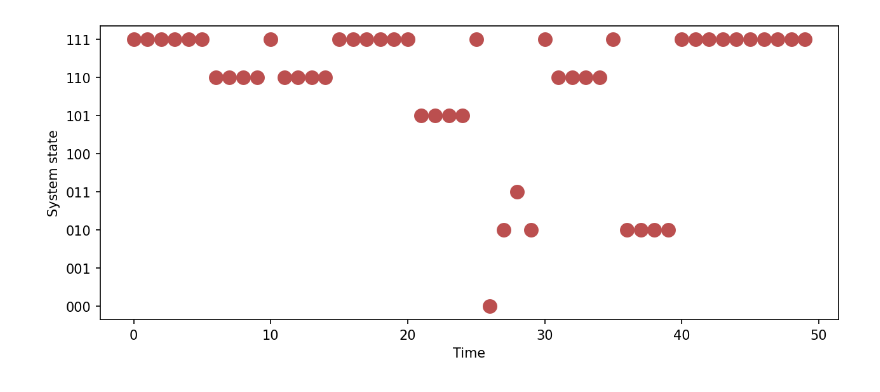
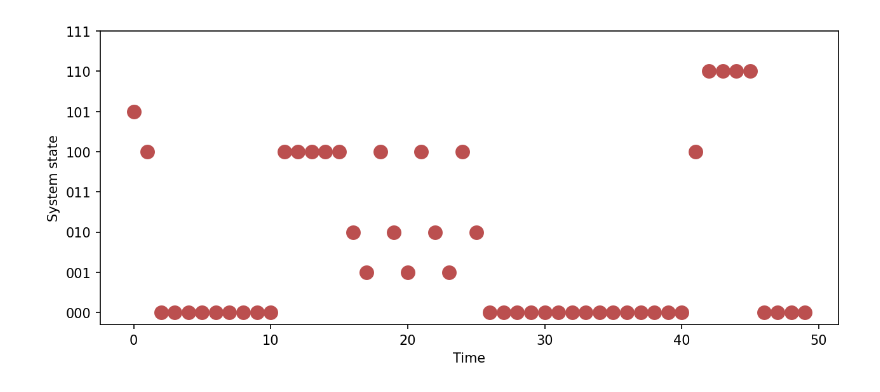
Before and after one commit to Lyn1216/Local-EI-project, a Jupyter notebook: exp/bool_network/grn/grn_serie_en.ipynb, the cells around one changed output. Drawn from its saved outputs; the diff is of its cells as text; code cells hidden in the pictures.

Commit message:
new_series

```diff
--- a/exp/bool_network/grn/grn_serie_en.ipynb
+++ b/exp/bool_network/grn/grn_serie_en.ipynb
@@ -6,4 +73,4 @@ from grn_tpm import text_bn_graph, iit_tpm_cal
 # %%
 
-un, un_en, syn, tpm1, _, _, _, _ = text_bn_graph(folder = 'cellcollective/', textfile = 'Arabidopsis thaliana Cell Cycle_26340681.txt', candidate_sys=[7,11,8], fill_onenode=True, noise=0, save_onenote = False)
+un, un_en, syn, tpm1, _, _, _, _ = text_bn_graph(folder = 'cellcollective/', textfile = 'Signaling in Macrophage Activation_18433497.txt', candidate_sys=[57, 105, 8], fill_onenode=True, noise=0, save_onenote = False)
 # %% [output]
@@ -94,12 +95,12 @@ def generate_random_sequence(n, length):
 # %%
 seed = 42
 np.random.seed(seed)
 random.seed(seed)
 n = 5
-e_len = 7
-en_ls0 = generate_random_sequence(2**e_len, 10)
+e_len = 3
+en_ls0 = generate_random_sequence(2**e_len-1, 10)
 en_series = [[decimal_to_binary(k, min_length=e_len) for _ in range(n)] for k in en_ls0]
 #en_series = [[decimal_to_binary(3, min_length=e_len) for _ in range(n)], [decimal_to_binary(11, min_length=e_len) for _ in range(n)], [decimal_to_binary(35, min_length=e_len) for _ in range(n)]]
-un_sys, un_en, syn, series_ls = serie_plot2(tpm1, mech_size=3, en_size=e_len, en_series=en_series, leg=False, figure_show=True, color="#BB4F4F")
+un_sys, un_en, syn, series_ls = serie_plot2(tpm1, mech_size=3, en_size=e_len, en_series=en_series, init='101', leg=False, figure_show=True, color="#BB4F4F")
 # %% [output]
-[figure, old version]
+[figure, new version]
```
Also changed, not shown: parts of 10 cells of this notebook.
